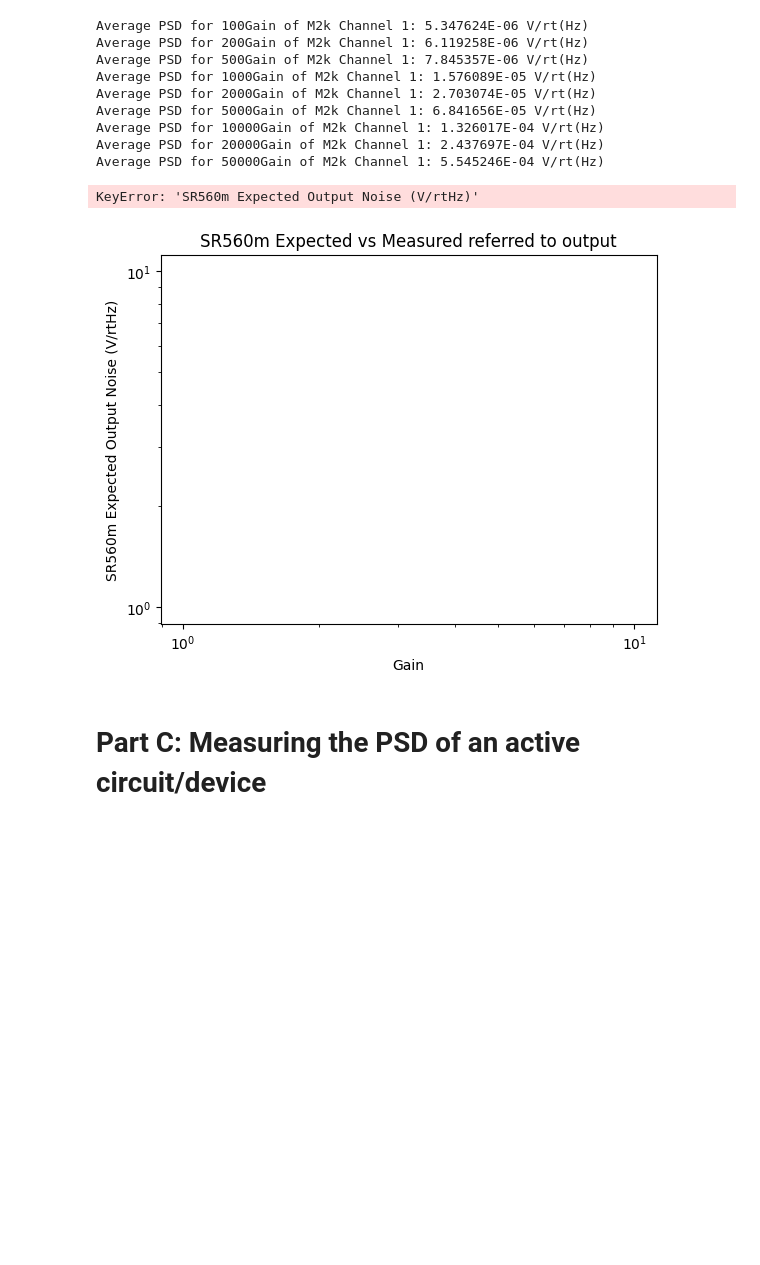
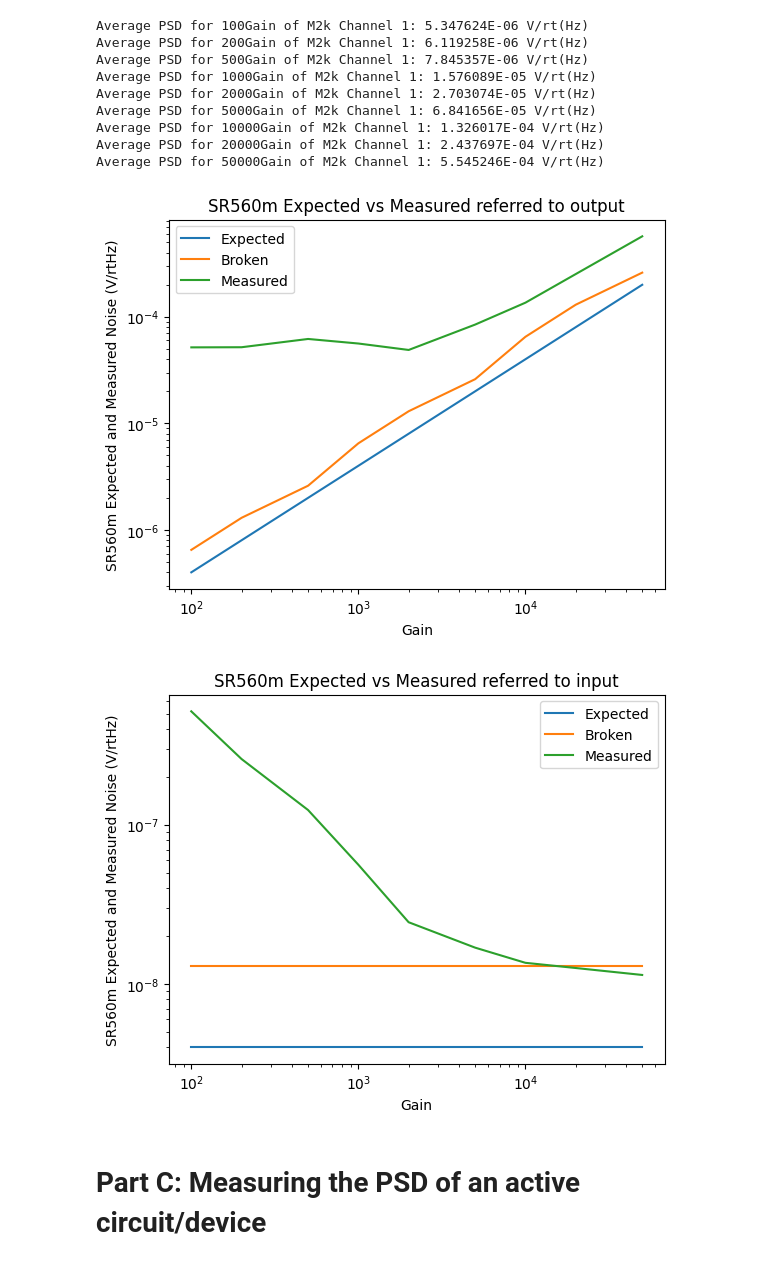
Before and after one commit to MazinDan/Analog_Lab_B, a Jupyter notebook: Lab_4_Report/Analog_Lab4.ipynb, the cells around one changed output. Cells and saved outputs as stored; diff of their text form; code cells hidden in the pictures; blank space fills up the shorter version.

Commit message:
Reverting to original plots for 4b.11, with addition of 13nVrtHz lines for 'broken' SR560

```diff
--- a/Lab_4_Report/Analog_Lab4.ipynb
+++ b/Lab_4_Report/Analog_Lab4.ipynb
@@ -342,35 +342,36 @@ Average PSD for 50000Gain of M2k Channel 1: 5.545246E-04 V/rt(Hz)
 # %%
 # 4B.11
 
 # Holds dataframes for all the plots
 comparison_frames = []
 
 # Read in CSV for step 11
 comparison_frames += [pd.read_csv(f'{data_file_path}/Part_B/SR560ExpectedVsActualOutputReferred.csv')]
 comparison_frames += [pd.read_csv(f'{data_file_path}/Part_B/SR560ExpectedVsActualInputReferred.csv')]
 
 comparison_titles = ["SR560m Expected vs Measured referred to output", "SR560m Expected vs Measured referred to input"]
 
 # Index for titles
 i = 0
 
 # Plot frame data: NOTE: Channel 1 is included in the frames(?)
 for frame in comparison_frames:
 #    print(frame)
     plt.figure()
     plt.xscale('log')
     plt.yscale('log')
     plt.title(comparison_titles[i])
     i += 1
-    plt.ylabel('SR560m Expected Output Noise (V/rtHz)')
+    plt.ylabel('SR560m Expected and Measured Noise (V/rtHz)')
     plt.xlabel('Gain')
-    plt.plot(frame['Gain'], frame['SR560m Expected Output Noise (V/rtHz)'], label='Expected')
-    plt.plot(frame['Gain'], frame['SR560m Measured Output Noise (V/rtHz)'], label='Measured')
+    plt.plot(frame['Gain'], frame['SR560m Expected Noise (V/rtHz)'], label='Expected')
+    plt.plot(frame['Gain'], frame['Broken SR560m Expected Noise (V/rtHz)'], label='Broken')
+    plt.plot(frame['Gain'], frame['SR560m Measured Noise (V/rtHz)'], label='Measured')
     plt.legend()
     plt.show()
 # %% [output]
-KeyError: 'SR560m Expected Output Noise (V/rtHz)'
-[figure, old version]
+[figure, new version]
+[figure, added]
 # %% [markdown]
 # Part C: Measuring the PSD of an active circuit/device
 # %% [markdown]
```
Also changed, not shown: 2 other files.
